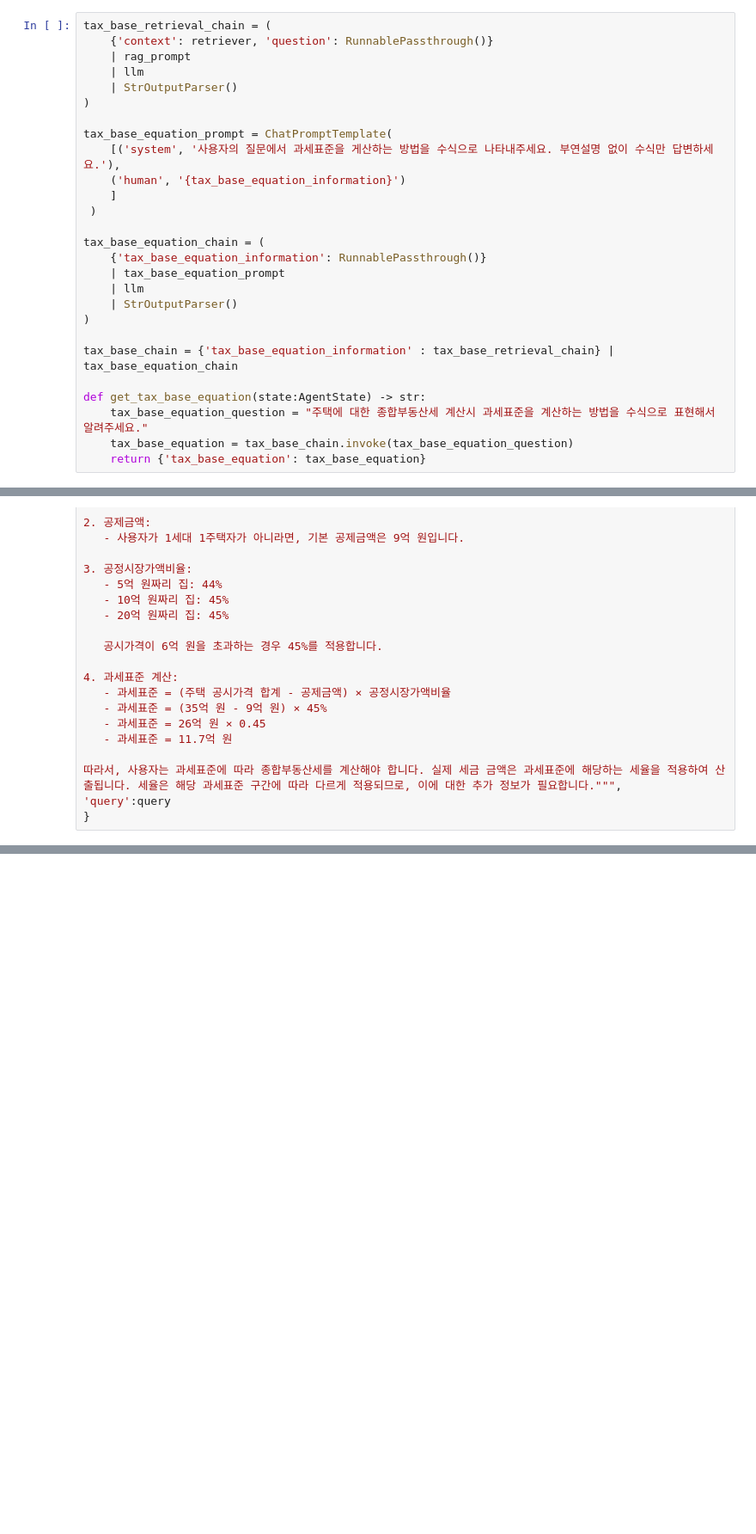
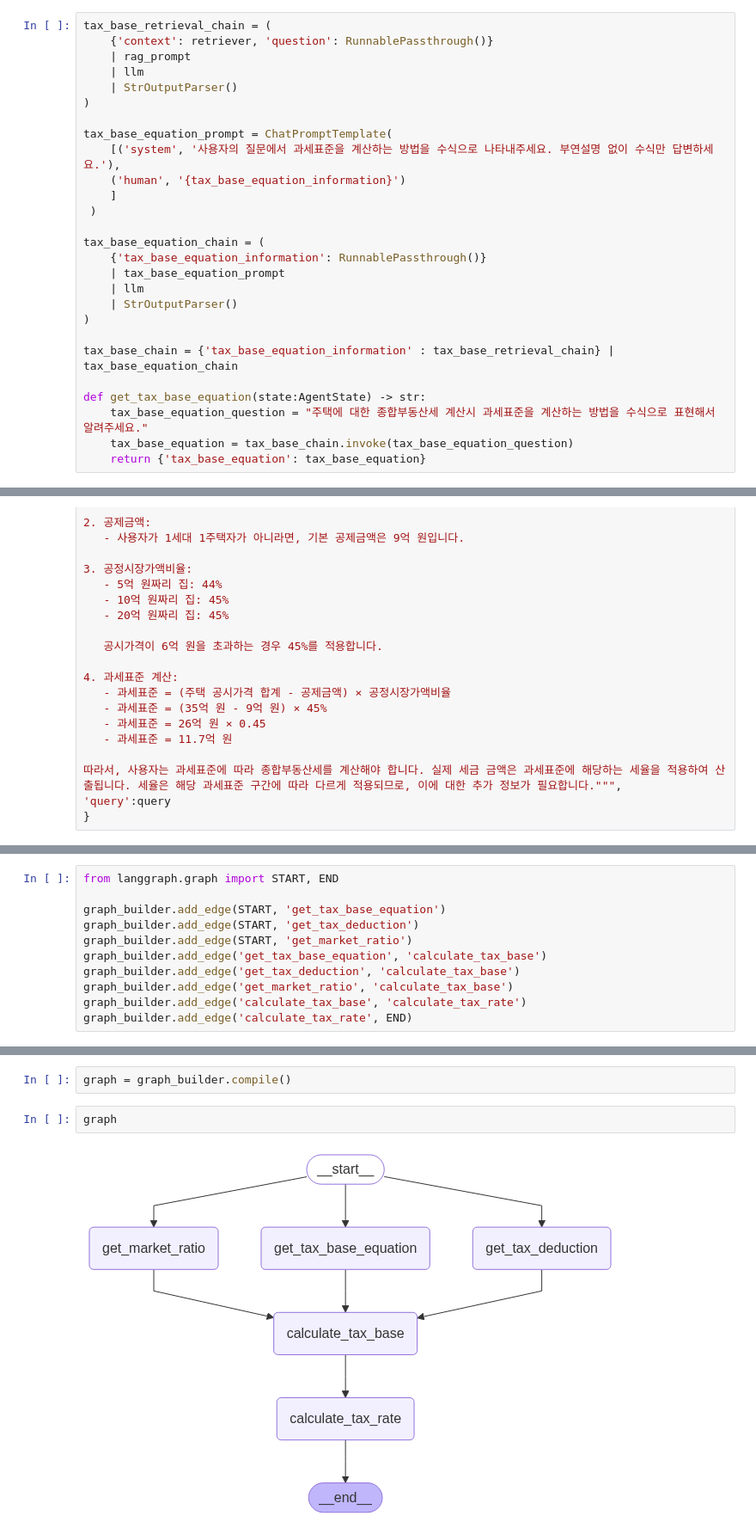
Before and after one commit to KyungbinChoi/llm_agent_practice, a Jupyter notebook: 7.parallel-agent.ipynb, the cells around one changed output, grey strips where cells are left out. Shown at 86% size. Cells and saved outputs as stored; diff of their text form; blank space fills up the shorter version.

```diff
--- a/7.parallel-agent.ipynb
+++ b/7.parallel-agent.ipynb
@@ -69,7 +69,7 @@ tax_base_retrieval_chain = (
 )
 
 tax_base_equation_prompt = ChatPromptTemplate(
-    [('system', '사용자의 질문에서 과세표준을 게산하는 방법을 수식으로 나타내주세요. 부연설명 없이 수식만 답변하세요.'),
+    [('system', '사용자의 질문에서 과세표준을 계산하는 방법을 수식으로 나타내주세요. 부연설명 없이 수식만 답변하세요.'),
     ('human', '{tax_base_equation_information}')
     ]
  )
@@ -282,0 +283,11 @@ NameError: name 'get_tax_deduction' is not defined
+# %%
+from langgraph.graph import START, END
+
+graph_builder.add_edge(START, 'get_tax_base_equation')
+graph_builder.add_edge(START, 'get_tax_deduction')
+graph_builder.add_edge(START, 'get_market_ratio')
+graph_builder.add_edge('get_tax_base_equation', 'calculate_tax_base')
+graph_builder.add_edge('get_tax_deduction', 'calculate_tax_base')
+graph_builder.add_edge('get_market_ratio', 'calculate_tax_base')
+graph_builder.add_edge('calculate_tax_base', 'calculate_tax_rate')
+graph_builder.add_edge('calculate_tax_rate', END)
@@ -282,0 +296,6 @@ NameError: name 'get_tax_deduction' is not defined
+# %%
+graph = graph_builder.compile()
+# %%
+graph
+# %% [output]
+[figure, added]
```
Also changed, not shown: parts of 8 cells of this notebook.
